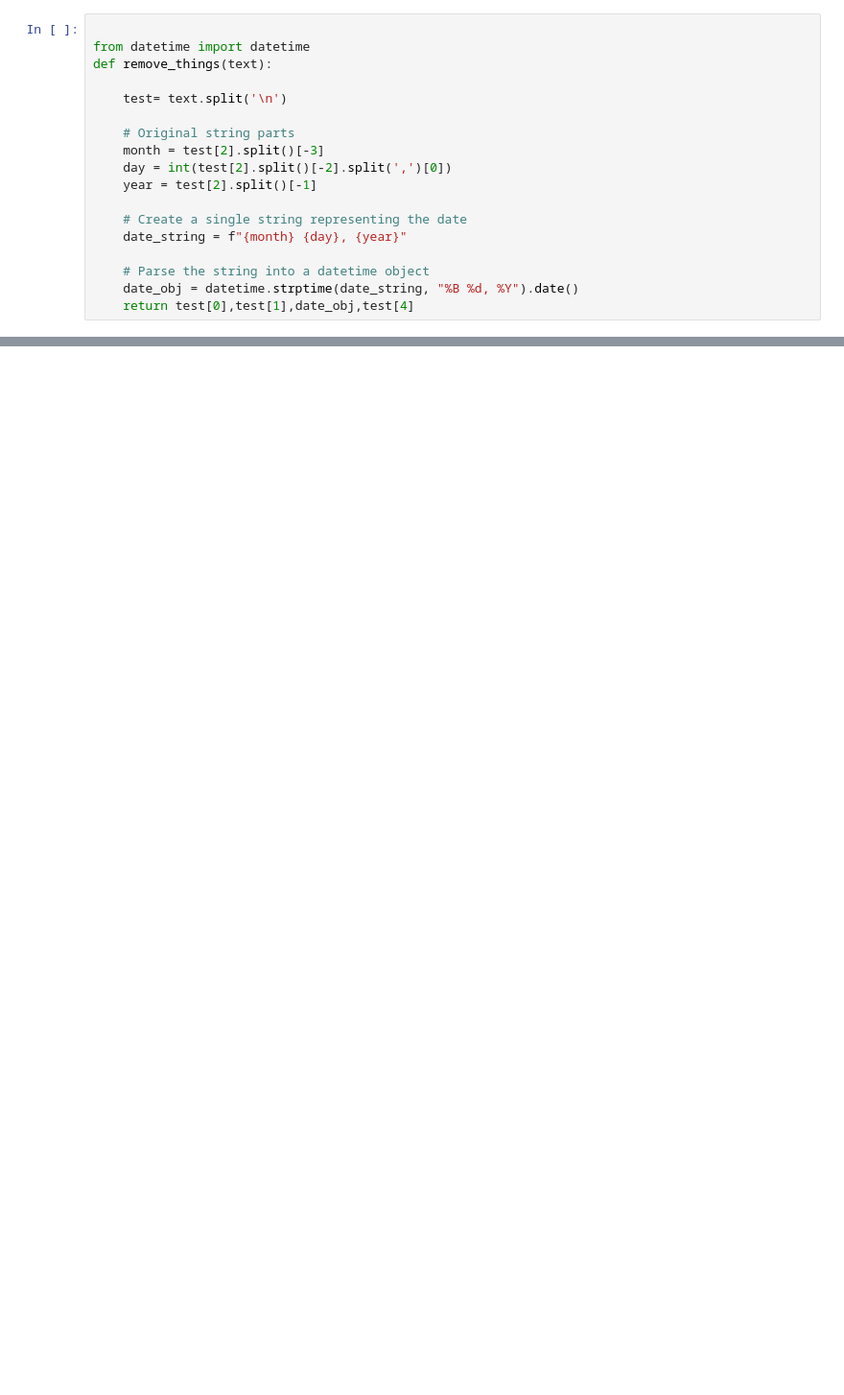
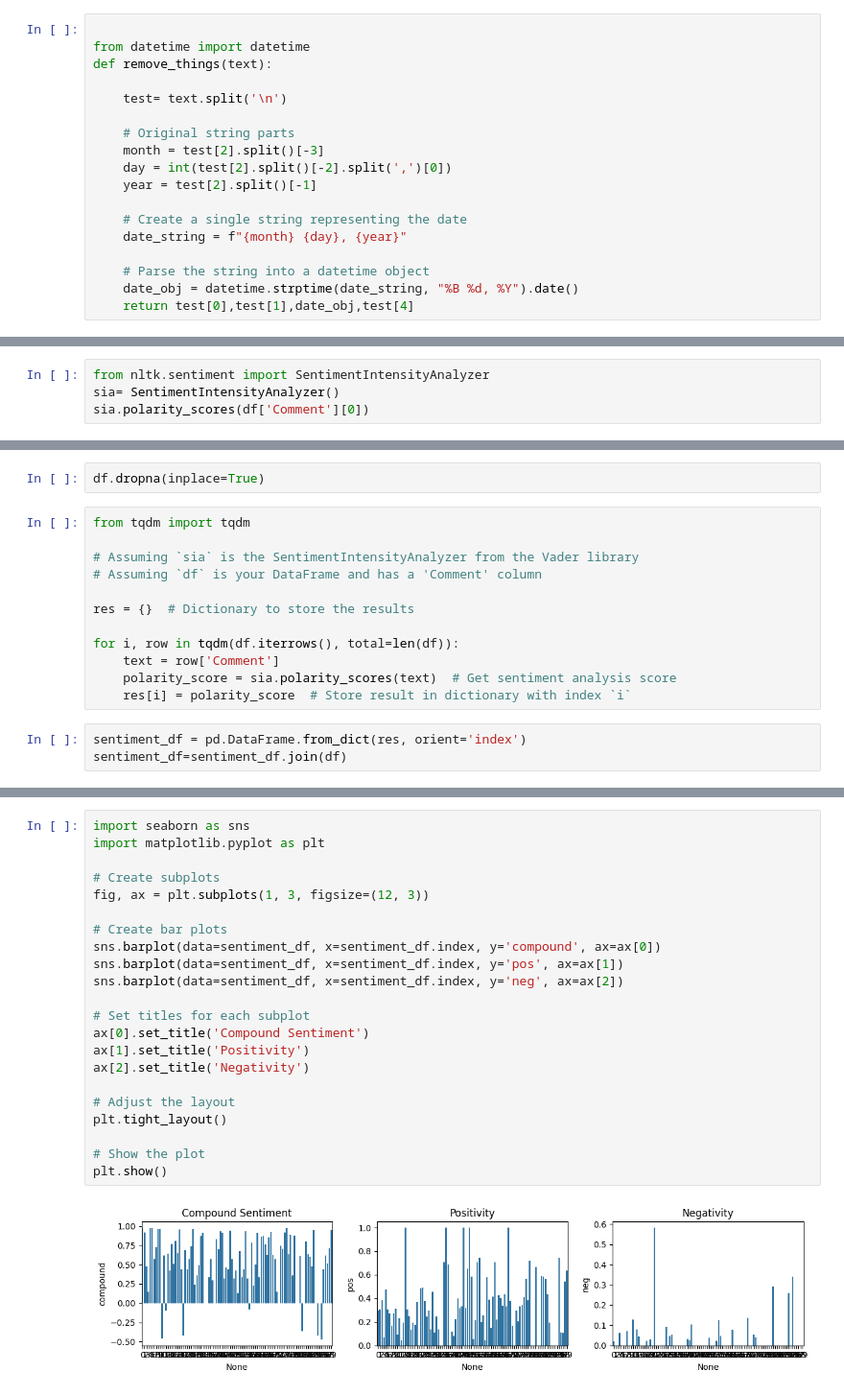
Before and after one commit to Jadir99/Sentiment-analysis-from-product-reviews, a Jupyter notebook: test.ipynb, the cells around one changed output, grey strips where cells are left out. Shown: that part at 96% size. Saved outputs shown, nothing was run; the diff lists cells and outputs as text; blank space fills up the shorter version.

```diff
--- a/test.ipynb
+++ b/test.ipynb
@@ -213,0 +133,4 @@ NameError: name 'test' is not defined
+# %%
+from nltk.sentiment import SentimentIntensityAnalyzer
+sia= SentimentIntensityAnalyzer()
+sia.polarity_scores(df['Comment'][0])
@@ -213,0 +139,17 @@ NameError: name 'test' is not defined
+# %%
+df.dropna(inplace=True)
+# %%
+from tqdm import tqdm
+
+# Assuming `sia` is the SentimentIntensityAnalyzer from the Vader library
+# Assuming `df` is your DataFrame and has a 'Comment' column
+
+res = {}  # Dictionary to store the results
+
+for i, row in tqdm(df.iterrows(), total=len(df)):
+    text = row['Comment']
+    polarity_score = sia.polarity_scores(text)  # Get sentiment analysis score
+    res[i] = polarity_score  # Store result in dictionary with index `i`
+# %%
+sentiment_df = pd.DataFrame.from_dict(res, orient='index')
+sentiment_df=sentiment_df.join(df)
@@ -213,0 +172,24 @@ NameError: name 'test' is not defined
+# %%
+import seaborn as sns
+import matplotlib.pyplot as plt
+
+# Create subplots
+fig, ax = plt.subplots(1, 3, figsize=(12, 3))
+
+# Create bar plots
+sns.barplot(data=sentiment_df, x=sentiment_df.index, y='compound', ax=ax[0])
+sns.barplot(data=sentiment_df, x=sentiment_df.index, y='pos', ax=ax[1])
+sns.barplot(data=sentiment_df, x=sentiment_df.index, y='neg', ax=ax[2])
+
+# Set titles for each subplot
+ax[0].set_title('Compound Sentiment')
+ax[1].set_title('Positivity')
+ax[2].set_title('Negativity')
+
+# Adjust the layout
+plt.tight_layout()
+
+# Show the plot
+plt.show()
+# %% [output]
+[figure, added]
```
Also changed, not shown: parts of 22 cells of this notebook, 2 other files.
